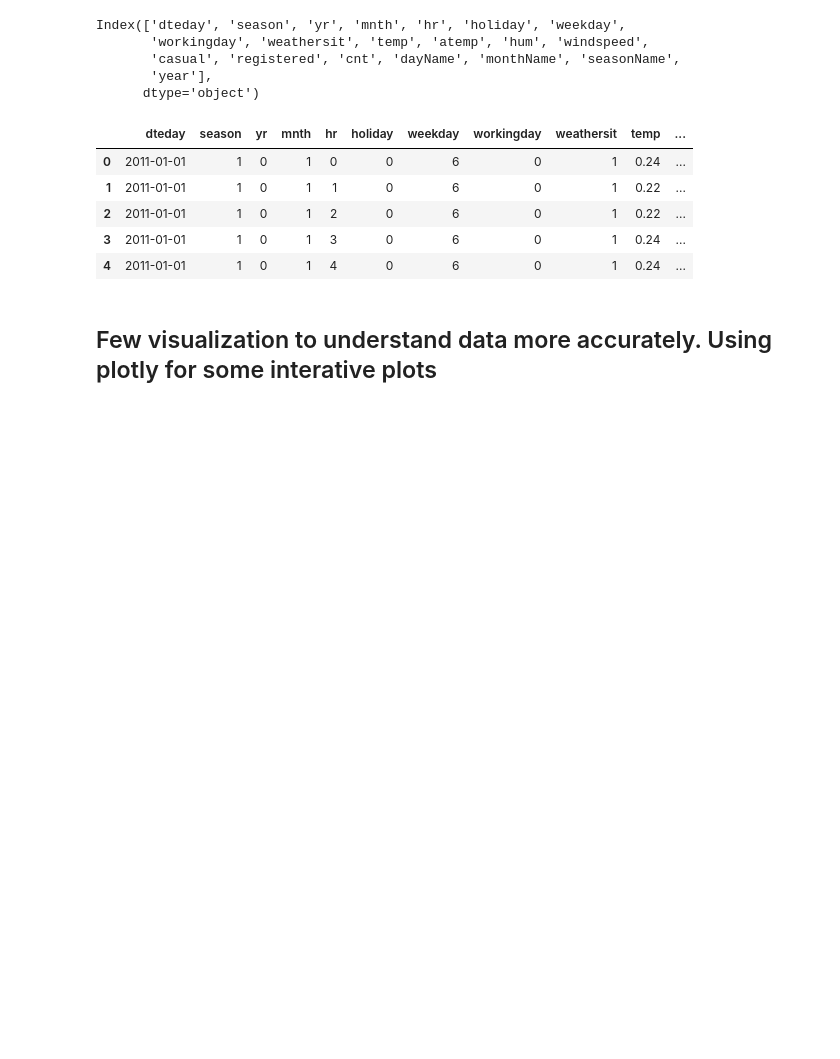
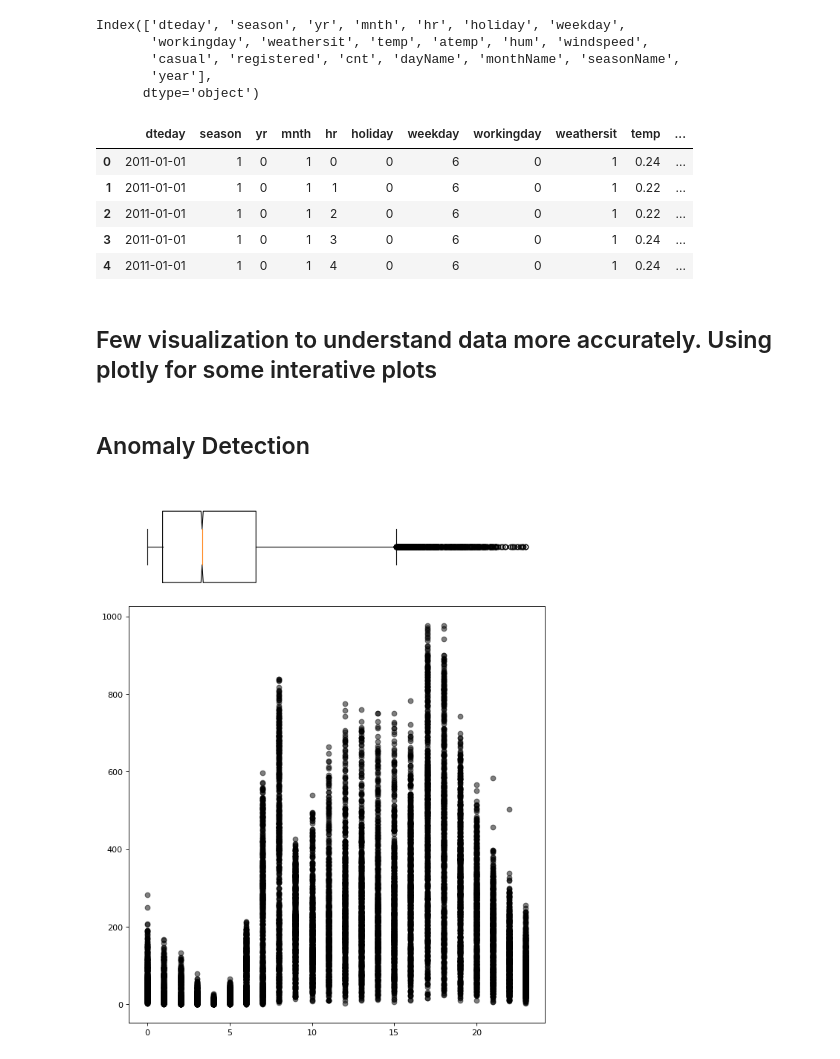
Before and after one commit to basudeo88/data_mining, a Jupyter notebook: analysis.ipynb, the cells around one changed output. Cells and saved outputs as stored; diff of their text form; code cells hidden in the pictures; blank space fills up the shorter version.

Commit message:
Added anomaly detection

```diff
--- a/analysis.ipynb
+++ b/analysis.ipynb
@@ -309,3 +308,22 @@ fig = px.line(hour_weather_season,
 
 fig.update_layout(height=600, width=1000)
 fig.show()
+# %% [markdown]
+## Anomaly Detection
+# %%
+# Boxplot detecting the lower rental periods.
+import seaborn as sns
+hourly_data = hour_data_update.copy()
+left = 0.1
+bottom = 0.1
+top = 0.8
+right = 0.8
+fig = plt.figure(figsize=(10,10), dpi=80)
+main_ax = plt.axes([left, bottom, right-left, top-bottom])
+top_ax = plt.axes([left, top, right-left, 1-top])
+plt.axis('off')
+main_ax.plot(hourly_data['hr'], hourly_data['cnt'], 'ko', alpha=0.5)
+top_ax.boxplot(hourly_data['cnt'], vert=False, notch=True, widths=.6)
+plt.show()
+# %% [output]
+[figure, added]
```
Also changed, not shown: parts of 7 cells of this notebook, 1 other file.
